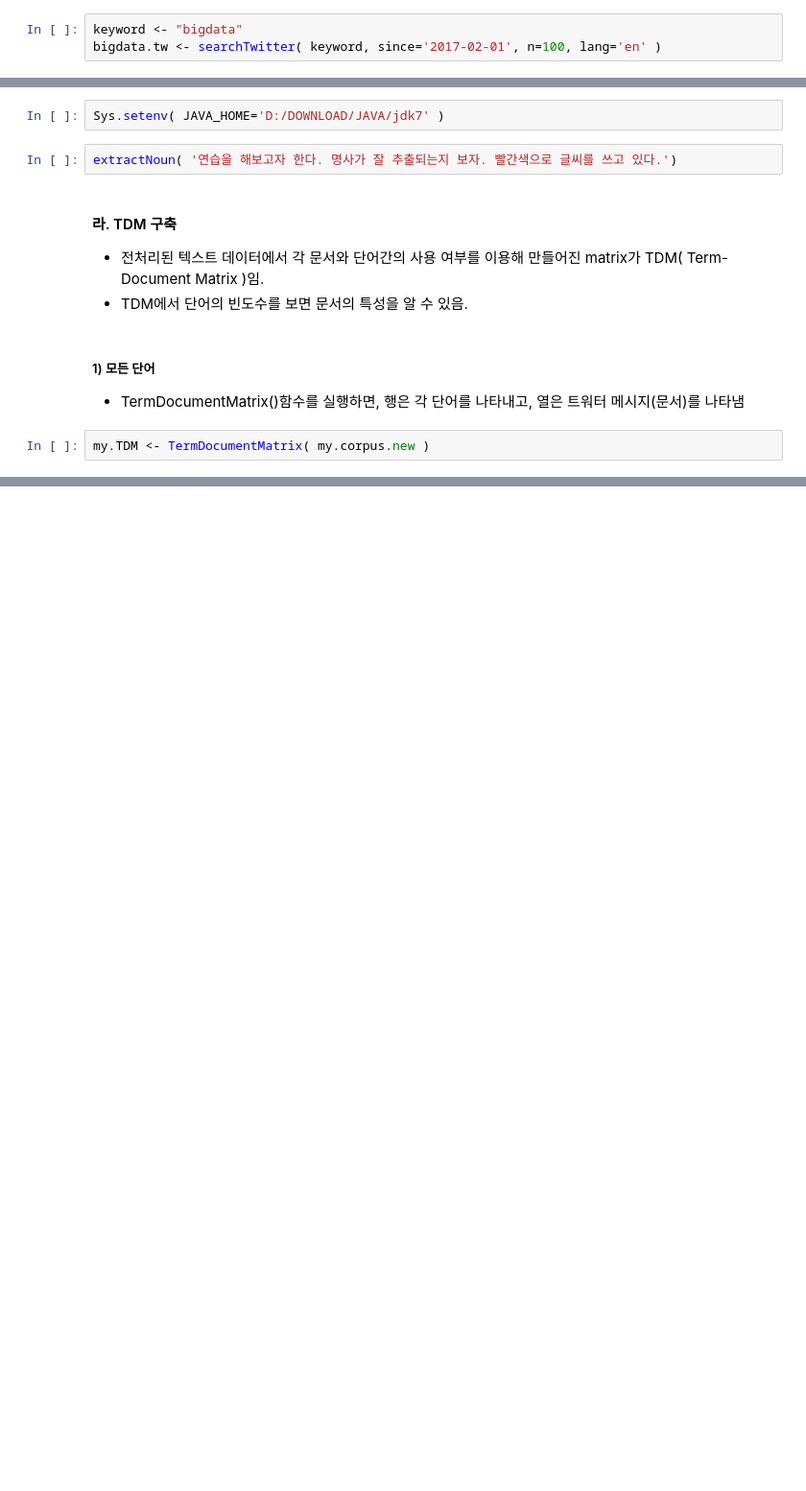
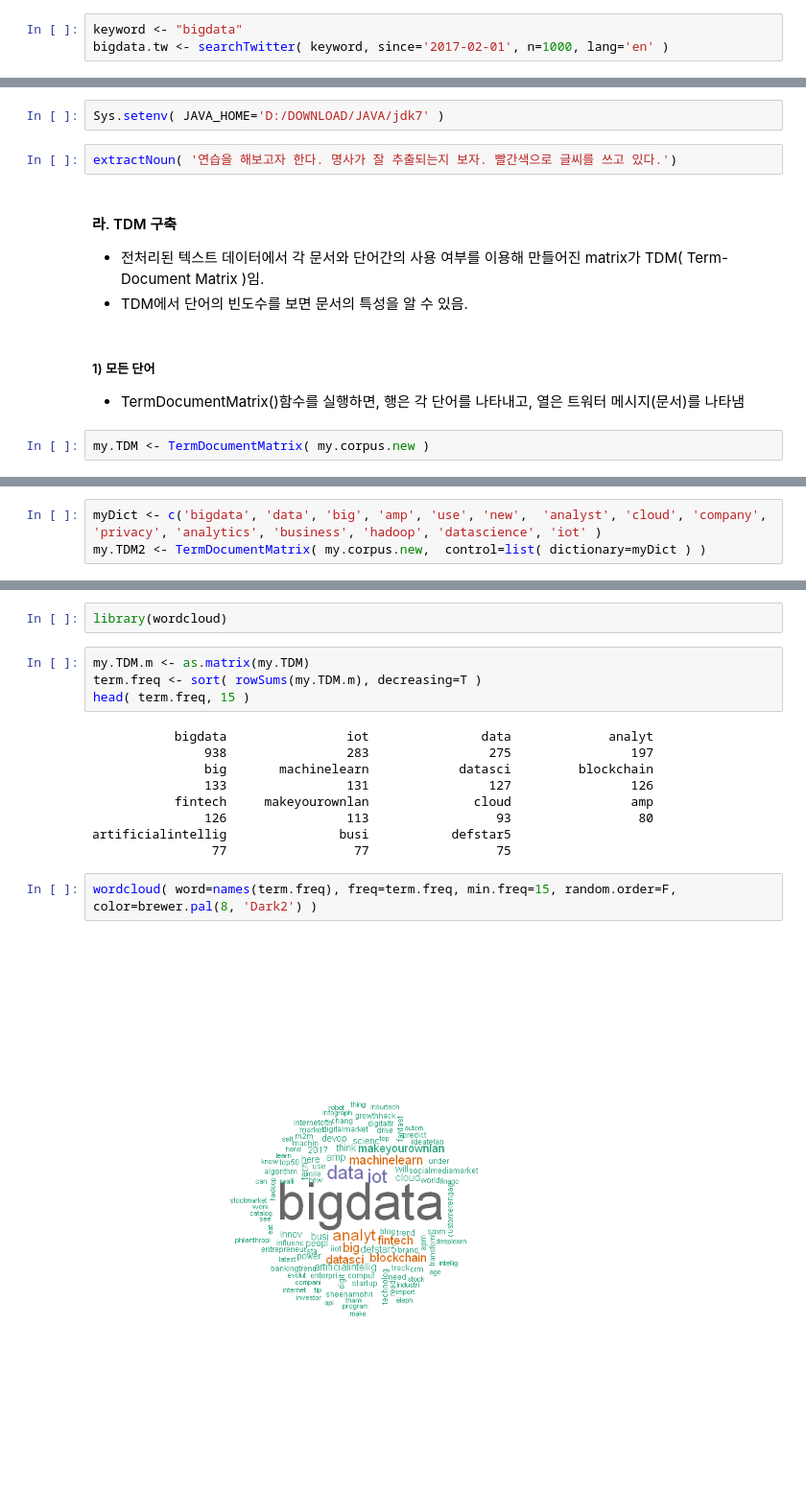
Before and after one commit to biospin/R_Bio_Plus, a Jupyter notebook: part03/week1_170207/비정형_데이터마이닝.ipynb, the cells around one changed output, grey strips where cells are left out. Shown: that part at 96% size. Cells and saved outputs as stored; diff of their text form; blank space fills up the shorter version.

```diff
--- a/part03/week1_170207/비정형_데이터마이닝.ipynb
+++ b/part03/week1_170207/비정형_데이터마이닝.ipynb
@@ -74,7 +74,7 @@ setup_twitter_oauth(api_key, api_secret, access_token, access_token_secret  )
 - [예제 1]  다음 데이터는 R에서 수집한 트위터 메시지로, 2014년 1월 1일 이후의 메시지 중 bigdata라는 단어가 등장한 트위터 메시지
 # %%
 keyword <- "bigdata"
-bigdata.tw <- searchTwitter( keyword, since='2017-02-01', n=100, lang='en' )
+bigdata.tw <- searchTwitter( keyword, since='2017-02-01', n=1000, lang='en' )
 # %%
 bigdata.tw[[1]]
 bigdata.tw[[2]]
@@ -368,0 +368,3 @@ Terms        1 2 3 4 5 6 7 8 9 10
+# %%
+myDict <- c('bigdata', 'data', 'big', 'amp', 'use', 'new',  'analyst', 'cloud', 'company', 'privacy', 'analytics', 'business', 'hadoop', 'datascience', 'iot' )
+my.TDM2 <- TermDocumentMatrix( my.corpus.new,  control=list( dictionary=myDict ) )
@@ -368,0 +430,19 @@ Terms        1 2 3 4 5 6 7 8 9 10
+# %%
+library(wordcloud)
+# %%
+my.TDM.m <- as.matrix(my.TDM)
+term.freq <- sort( rowSums(my.TDM.m), decreasing=T )
+head( term.freq, 15 )
+# %% [output]
+           bigdata                iot               data             analyt
+               938                283                275                197
+               big       machinelearn            datasci         blockchain
+               133                131                127                126
+           fintech     makeyourownlan              cloud                amp
+               126                113                 93                 80
+artificialintellig               busi           defstar5
+                77                 77                 75
+# %%
+wordcloud( word=names(term.freq), freq=term.freq, min.freq=15, random.order=F, color=brewer.pal(8, 'Dark2') )
+# %% [output]
+[figure, added]
```
Also changed, not shown: parts of 39 cells of this notebook.
